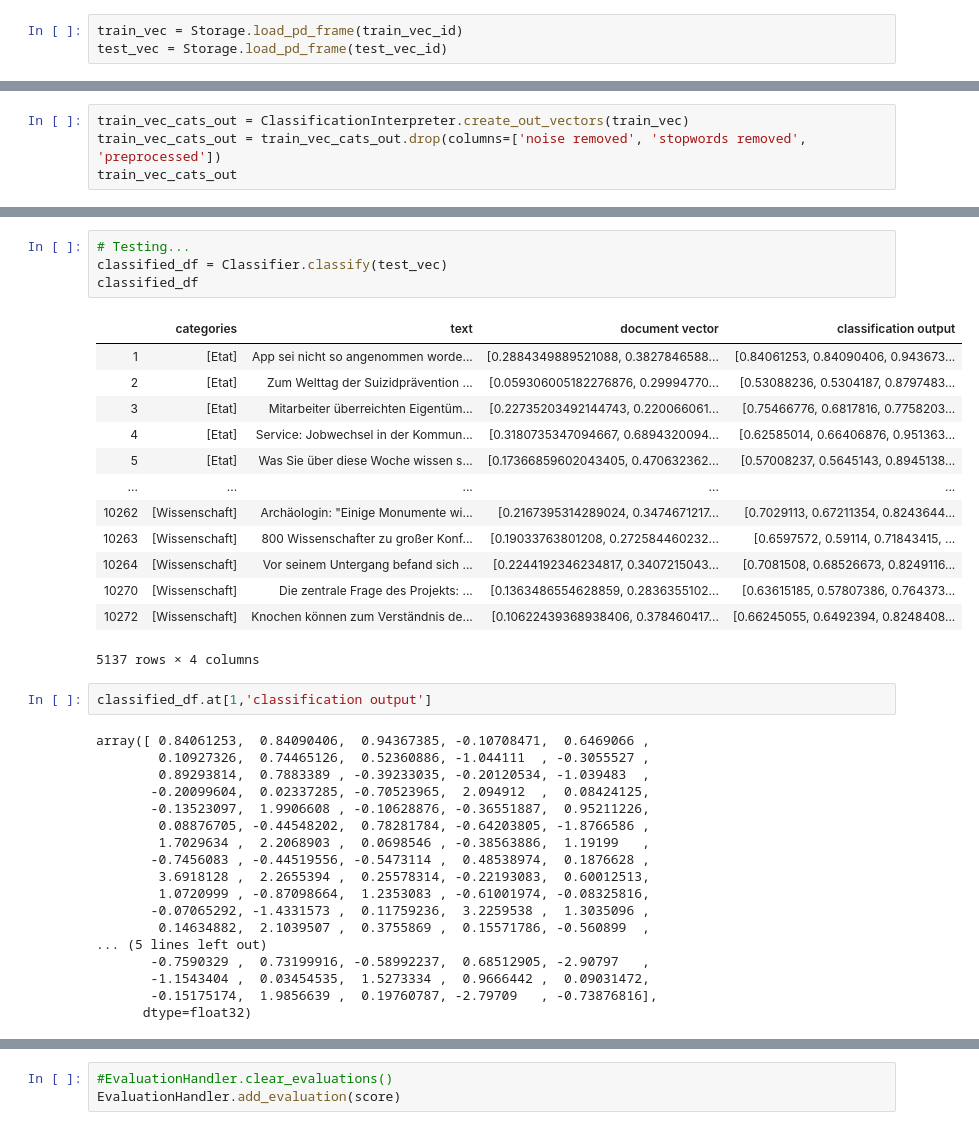
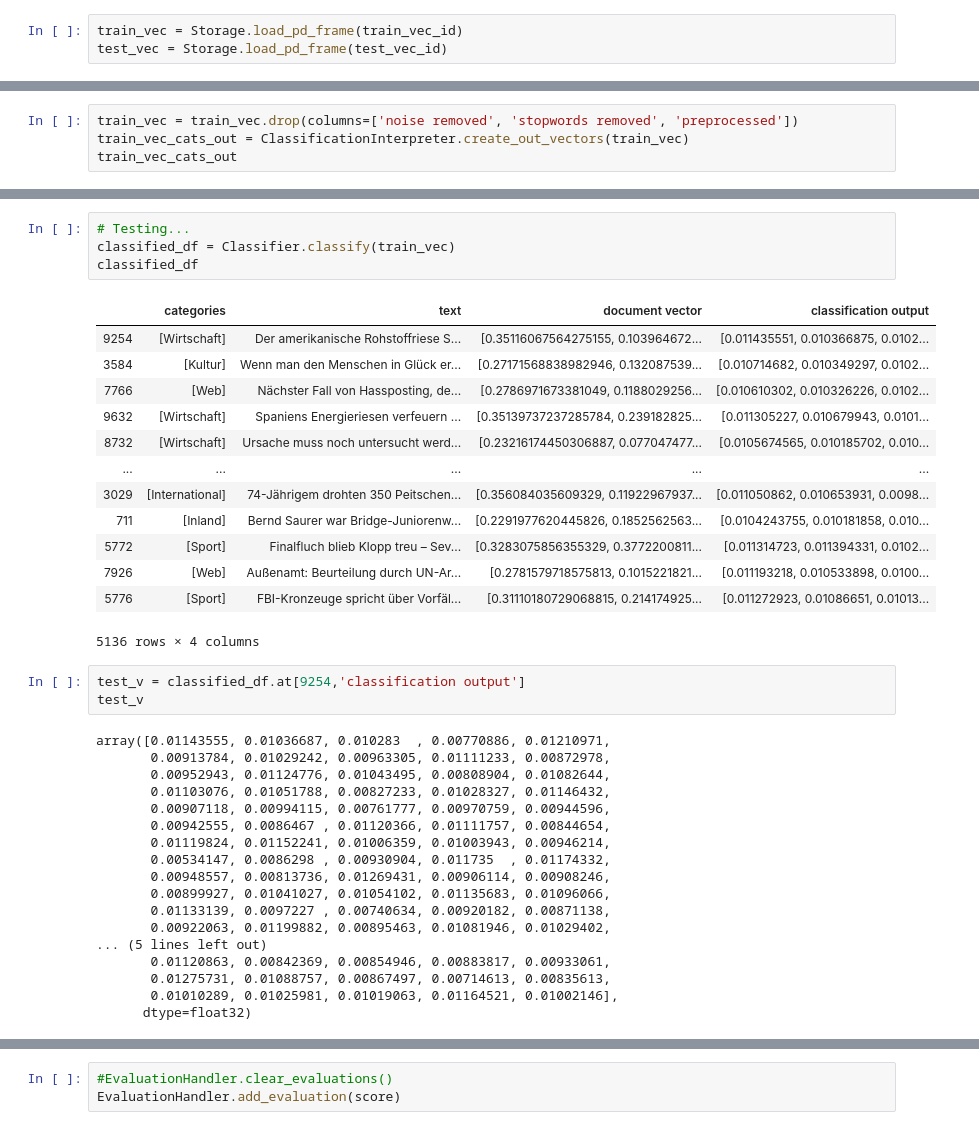
Before and after one commit to manuzhh/TaxonomyService, a Jupyter notebook: train_and_test.ipynb, the cells around one changed output, grey strips where cells are left out. Cells and saved outputs as stored; diff of their text form.

```diff
--- a/train_and_test.ipynb
+++ b/train_and_test.ipynb
@@ -38,6 +54,6 @@ test_vec = Storage.load_pd_frame(test_vec_id)
 # %%
+train_vec = train_vec.drop(columns=['noise removed', 'stopwords removed', 'preprocessed'])
 train_vec_cats_out = ClassificationInterpreter.create_out_vectors(train_vec)
-train_vec_cats_out = train_vec_cats_out.drop(columns=['noise removed', 'stopwords removed', 'preprocessed'])
 train_vec_cats_out
 # %% [output]
 |  | categories | text | document vector | category vector |
@@ -88,41 +104,42 @@ Epoch 5/5
 'articles_train_keras_nn_001'
 # %%
 # Testing...
-classified_df = Classifier.classify(test_vec)
+classified_df = Classifier.classify(train_vec)
 classified_df
 # %% [output]
 |  | categories | text | document vector | classification output |
-| 1 | [Etat] | App sei nicht so angenommen worde... | [0.2884349889521088, 0.3827846588... | [0.84061253, 0.84090406, 0.943673... |
-| 2 | [Etat] | Zum Welttag der Suizidprävention ... | [0.059306005182276876, 0.29994770... | [0.53088236, 0.5304187, 0.8797483... |
-| 3 | [Etat] | Mitarbeiter überreichten Eigentüm... | [0.22735203492144743, 0.220066061... | [0.75466776, 0.6817816, 0.7758203... |
-| 4 | [Etat] | Service: Jobwechsel in der Kommun... | [0.3180735347094667, 0.6894320094... | [0.62585014, 0.66406876, 0.951363... |
-| 5 | [Etat] | Was Sie über diese Woche wissen s... | [0.17366859602043405, 0.470632362... | [0.57008237, 0.5645143, 0.8945138... |
+| 9254 | [Wirtschaft] | Der amerikanische Rohstoffriese S... | [0.35116067564275155, 0.103964672... | [0.011435551, 0.010366875, 0.0102... |
+| 3584 | [Kultur] | Wenn man den Menschen in Glück er... | [0.27171568838982946, 0.132087539... | [0.010714682, 0.010349297, 0.0102... |
+| 7766 | [Web] | Nächster Fall von Hassposting, de... | [0.2786971673381049, 0.1188029256... | [0.010610302, 0.010326226, 0.0102... |
+| 9632 | [Wirtschaft] | Spaniens Energieriesen verfeuern ... | [0.35139737237285784, 0.239182825... | [0.011305227, 0.010679943, 0.0101... |
+| 8732 | [Wirtschaft] | Ursache muss noch untersucht werd... | [0.23216174450306887, 0.077047477... | [0.0105674565, 0.010185702, 0.010... |
 | ... | ... | ... | ... | ... |
-| 10262 | [Wissenschaft] | Archäologin: "Einige Monumente wi... | [0.2167395314289024, 0.3474671217... | [0.7029113, 0.67211354, 0.8243644... |
-| 10263 | [Wissenschaft] | 800 Wissenschafter zu großer Konf... | [0.19033763801208, 0.272584460232... | [0.6597572, 0.59114, 0.71843415, ... |
-| 10264 | [Wissenschaft] | Vor seinem Untergang befand sich ... | [0.2244192346234817, 0.3407215043... | [0.7081508, 0.68526673, 0.8249116... |
-| 10270 | [Wissenschaft] | Die zentrale Frage des Projekts: ... | [0.1363486554628859, 0.2836355102... | [0.63615185, 0.57807386, 0.764373... |
-| 10272 | [Wissenschaft] | Knochen können zum Verständnis de... | [0.10622439368938406, 0.378460417... | [0.66245055, 0.6492394, 0.8248408... |
+| 3029 | [International] | 74-Jährigem drohten 350 Peitschen... | [0.356084035609329, 0.11922967937... | [0.011050862, 0.010653931, 0.0098... |
+| 711 | [Inland] | Bernd Saurer war Bridge-Juniorenw... | [0.2291977620445826, 0.1852562563... | [0.0104243755, 0.010181858, 0.010... |
+| 5772 | [Sport] | Finalfluch blieb Klopp treu – Sev... | [0.3283075856355329, 0.3772200811... | [0.011314723, 0.011394331, 0.0102... |
+| 7926 | [Web] | Außenamt: Beurteilung durch UN-Ar... | [0.2781579718575813, 0.1015221821... | [0.011193218, 0.010533898, 0.0100... |
+| 5776 | [Sport] | FBI-Kronzeuge spricht über Vorfäl... | [0.31110180729068815, 0.214174925... | [0.011272923, 0.01086651, 0.01013... |
-5137 rows × 4 columns
+5136 rows × 4 columns
 # %%
-classified_df.at[1,'classification output']
+test_v = classified_df.at[9254,'classification output']
+test_v
 # %% [output]
-array([ 0.84061253,  0.84090406,  0.94367385, -0.10708471,  0.6469066 ,
-        0.10927326,  0.74465126,  0.52360886, -1.044111  , -0.3055527 ,
-        0.89293814,  0.7883389 , -0.39233035, -0.20120534, -1.039483  ,
-       -0.20099604,  0.02337285, -0.70523965,  2.094912  ,  0.08424125,
-       -0.13523097,  1.9906608 , -0.10628876, -0.36551887,  0.95211226,
-        0.08876705, -0.44548202,  0.78281784, -0.64203805, -1.8766586 ,
-        1.7029634 ,  2.2068903 ,  0.0698546 , -0.38563886,  1.19199   ,
-       -0.7456083 , -0.44519556, -0.5473114 ,  0.48538974,  0.1876628 ,
-        3.6918128 ,  2.2655394 ,  0.25578314, -0.22193083,  0.60012513,
-        1.0720999 , -0.87098664,  1.2353083 , -0.61001974, -0.08325816,
-       -0.07065292, -1.4331573 ,  0.11759236,  3.2259538 ,  1.3035096 ,
-        0.14634882,  2.1039507 ,  0.3755869 ,  0.15571786, -0.560899  ,
+array([0.01143555, 0.01036687, 0.010283  , 0.00770886, 0.01210971,
+       0.00913784, 0.01029242, 0.00963305, 0.01111233, 0.00872978,
+       0.00952943, 0.01124776, 0.01043495, 0.00808904, 0.01082644,
+       0.01103076, 0.01051788, 0.00827233, 0.01028327, 0.01146432,
+       0.00907118, 0.00994115, 0.00761777, 0.00970759, 0.00944596,
+       0.00942555, 0.0086467 , 0.01120366, 0.01111757, 0.00844654,
+       0.01119824, 0.01152241, 0.01006359, 0.01003943, 0.00946214,
+       0.00534147, 0.0086298 , 0.00930904, 0.011735  , 0.01174332,
+       0.00948557, 0.00813736, 0.01269431, 0.00906114, 0.00908246,
+       0.00899927, 0.01041027, 0.01054102, 0.01135683, 0.01096066,
+       0.01133139, 0.0097227 , 0.00740634, 0.00920182, 0.00871138,
+       0.00922063, 0.01199882, 0.00895463, 0.01081946, 0.01029402,
 ... (5 lines left out)
-       -0.7590329 ,  0.73199916, -0.58992237,  0.68512905, -2.90797   ,
-       -1.1543404 ,  0.03454535,  1.5273334 ,  0.9666442 ,  0.09031472,
-       -0.15175174,  1.9856639 ,  0.19760787, -2.79709   , -0.73876816],
+       0.01120863, 0.00842369, 0.00854946, 0.00883817, 0.00933061,
+       0.01275731, 0.01088757, 0.00867497, 0.00714613, 0.00835613,
+       0.01010289, 0.01025981, 0.01019063, 0.01164521, 0.01002146],
       dtype=float32)
 # %%
 interpreted = ClassificationInterpreter.interpret_output(classified_df)
```
Also changed, not shown: parts of 6 cells of this notebook, 13 other files.
